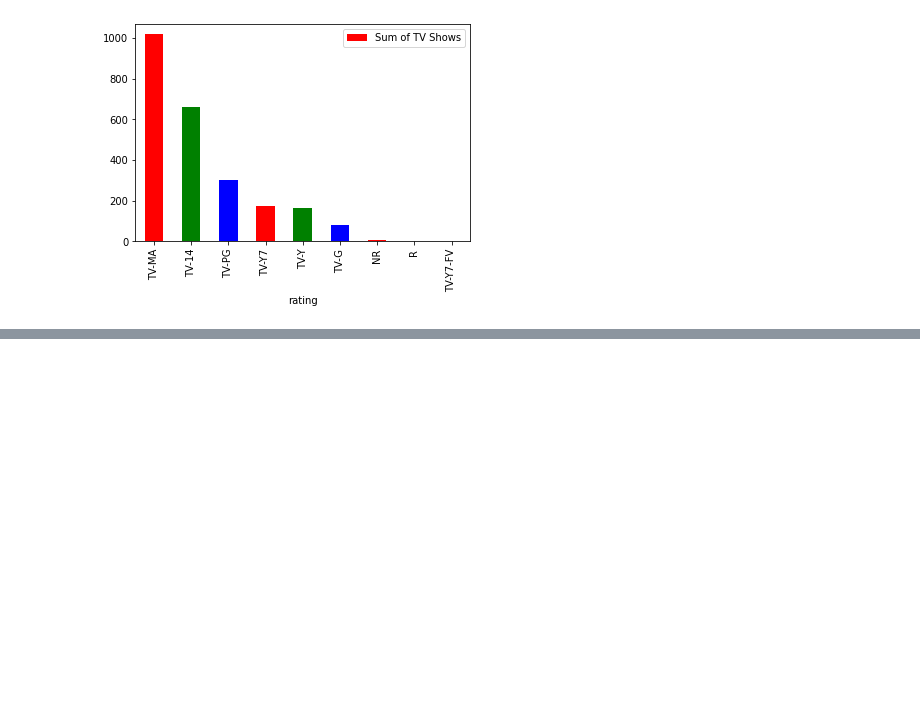
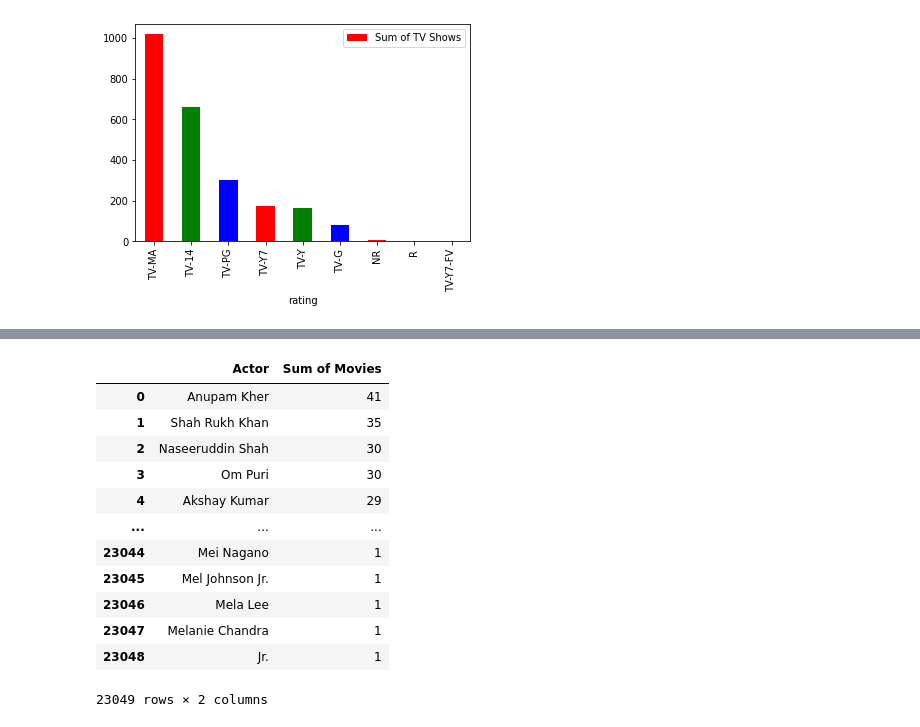
Before and after one commit to cris080488/Applied-Data-Science-IBM, a Jupyter notebook: Data_Analysis_with_python_ENKI.ipynb, the cells around one changed output, grey strips where cells are left out. Cells and saved outputs as stored; diff of their text form; code cells hidden in the pictures; blank space fills up the shorter version.

```diff
--- a/Data_Analysis_with_python_ENKI.ipynb
+++ b/Data_Analysis_with_python_ENKI.ipynb
@@ -184,0 +329,16 @@ plt.show()
+# %%
+moviePerActor
+# %% [output]
+|  | Actor | Sum of Movies |
+| 0 | Anupam Kher | 41 |
+| 1 | Shah Rukh Khan | 35 |
+| 2 | Naseeruddin Shah | 30 |
+| 3 | Om Puri | 30 |
+| 4 | Akshay Kumar | 29 |
+| ... | ... | ... |
+| 23044 | Mei Nagano | 1 |
+| 23045 | Mel Johnson Jr. | 1 |
+| 23046 | Mela Lee | 1 |
+| 23047 | Melanie Chandra | 1 |
+| 23048 | Jr. | 1 |
+23049 rows × 2 columns
```
Also changed, not shown: parts of 20 cells of this notebook.
